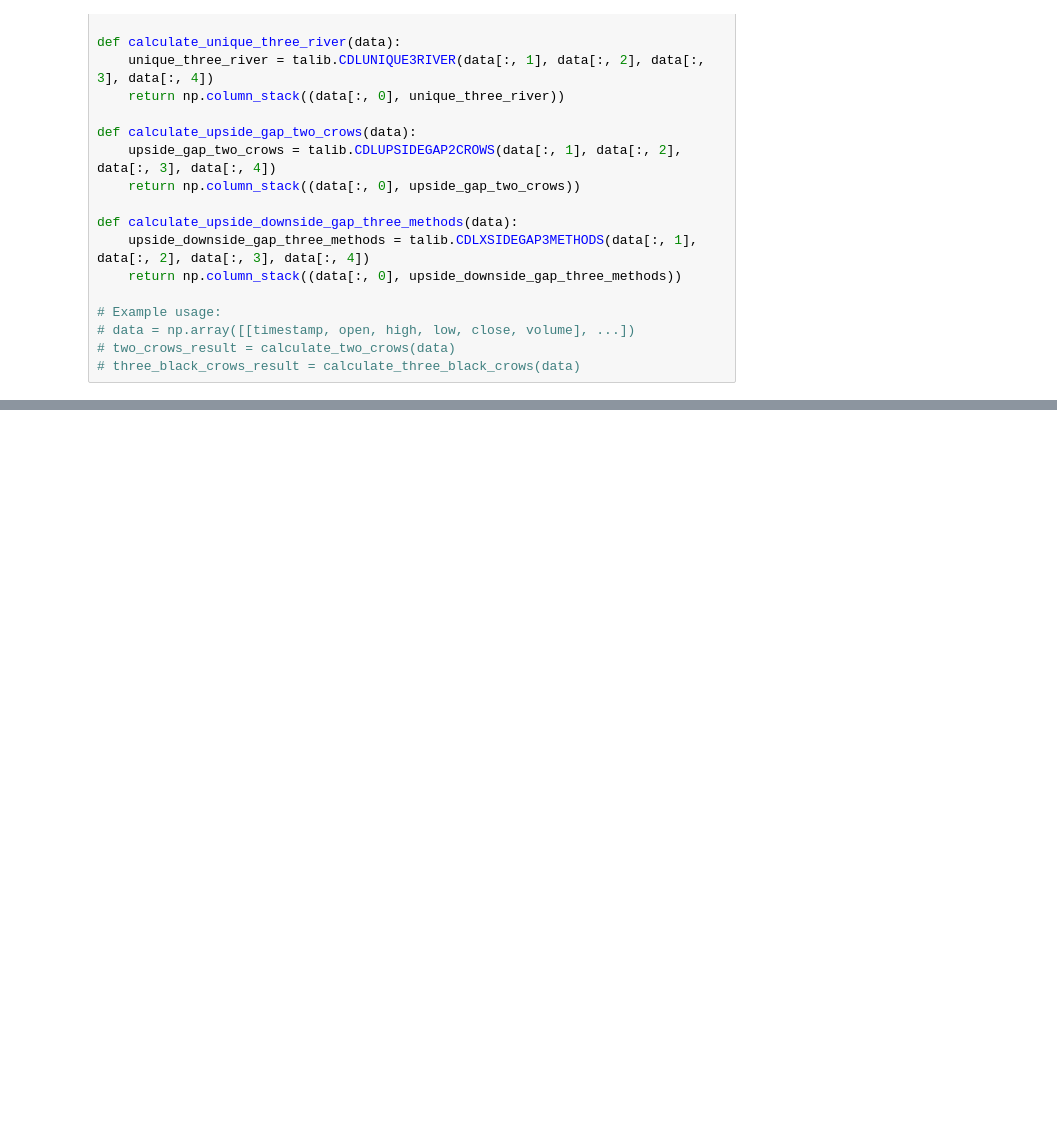
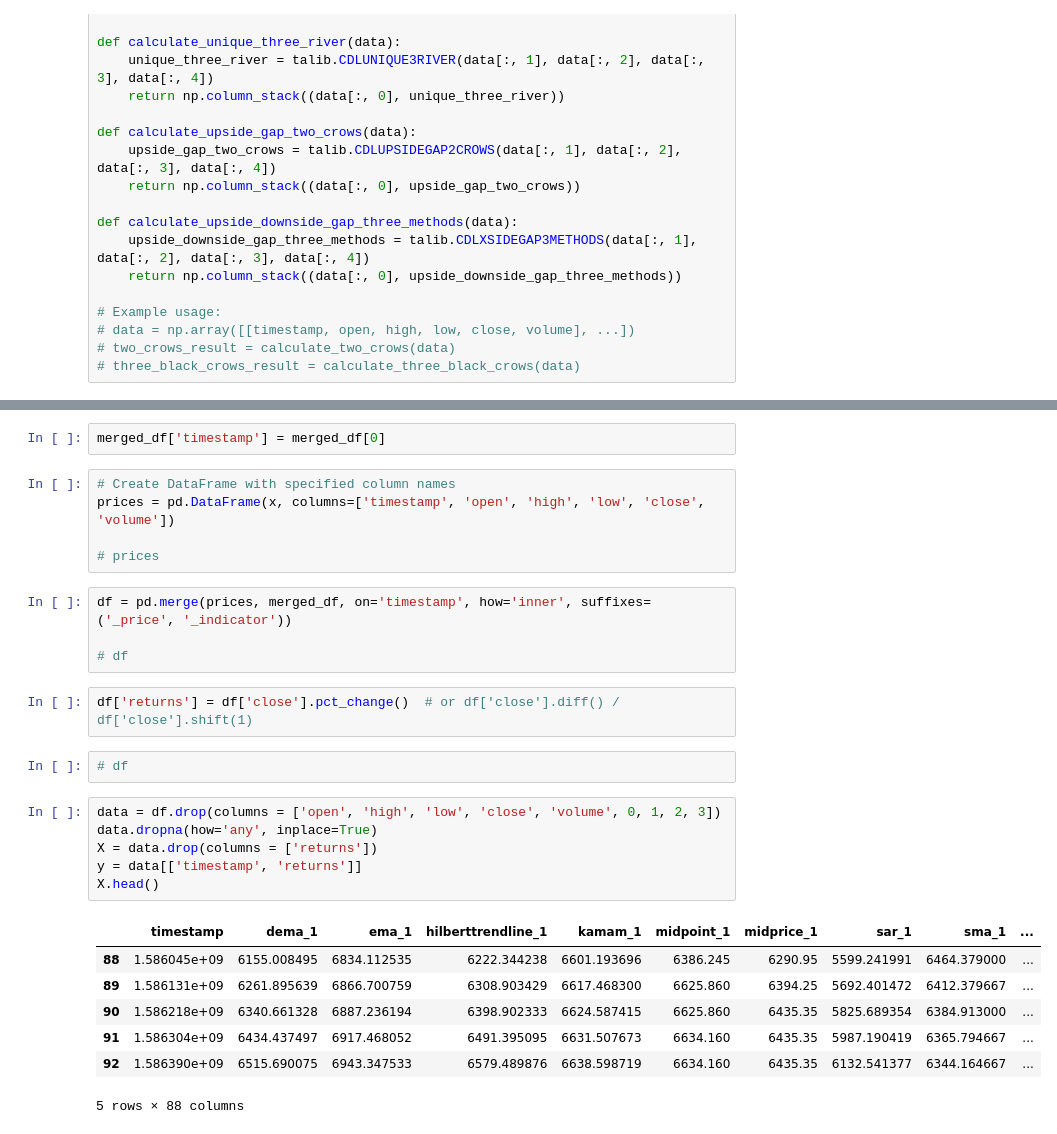
Before and after one commit to hwbarth/coin-prediction, a Jupyter notebook: data_prep.ipynb, the cells around one changed output, grey strips where cells are left out. Cells and saved outputs as stored; diff of their text form; blank space fills up the shorter version.

```diff
--- a/data_prep.ipynb
+++ b/data_prep.ipynb
@@ -780,0 +829,29 @@ array([[1.57849734e+09,            nan],
+# %%
+merged_df['timestamp'] = merged_df[0]
+# %%
+# Create DataFrame with specified column names
+prices = pd.DataFrame(x, columns=['timestamp', 'open', 'high', 'low', 'close', 'volume'])
+
+# prices
+# %%
+df = pd.merge(prices, merged_df, on='timestamp', how='inner', suffixes=('_price', '_indicator'))
+
+# df
+# %%
+df['returns'] = df['close'].pct_change()  # or df['close'].diff() / df['close'].shift(1)
+# %%
+# df
+# %%
+data = df.drop(columns = ['open', 'high', 'low', 'close', 'volume', 0, 1, 2, 3])
+data.dropna(how='any', inplace=True)
+X = data.drop(columns = ['returns'])
+y = data[['timestamp', 'returns']]
+X.head()
+# %% [output]
+|  | timestamp | dema_1 | ema_1 | hilberttrendline_1 | kamam_1 | midpoint_1 | midprice_1 | sar_1 | sma_1 | ... |
+| 88 | 1.586045e+09 | 6155.008495 | 6834.112535 | 6222.344238 | 6601.193696 | 6386.245 | 6290.95 | 5599.241991 | 6464.379000 | ... |
+| 89 | 1.586131e+09 | 6261.895639 | 6866.700759 | 6308.903429 | 6617.468300 | 6625.860 | 6394.25 | 5692.401472 | 6412.379667 | ... |
+| 90 | 1.586218e+09 | 6340.661328 | 6887.236194 | 6398.902333 | 6624.587415 | 6625.860 | 6435.35 | 5825.689354 | 6384.913000 | ... |
+| 91 | 1.586304e+09 | 6434.437497 | 6917.468052 | 6491.395095 | 6631.507673 | 6634.160 | 6435.35 | 5987.190419 | 6365.794667 | ... |
+| 92 | 1.586390e+09 | 6515.690075 | 6943.347533 | 6579.489876 | 6638.598719 | 6634.160 | 6435.35 | 6132.541377 | 6344.164667 | ... |
+5 rows × 88 columns
```
Also changed, not shown: parts of 17 cells of this notebook.
